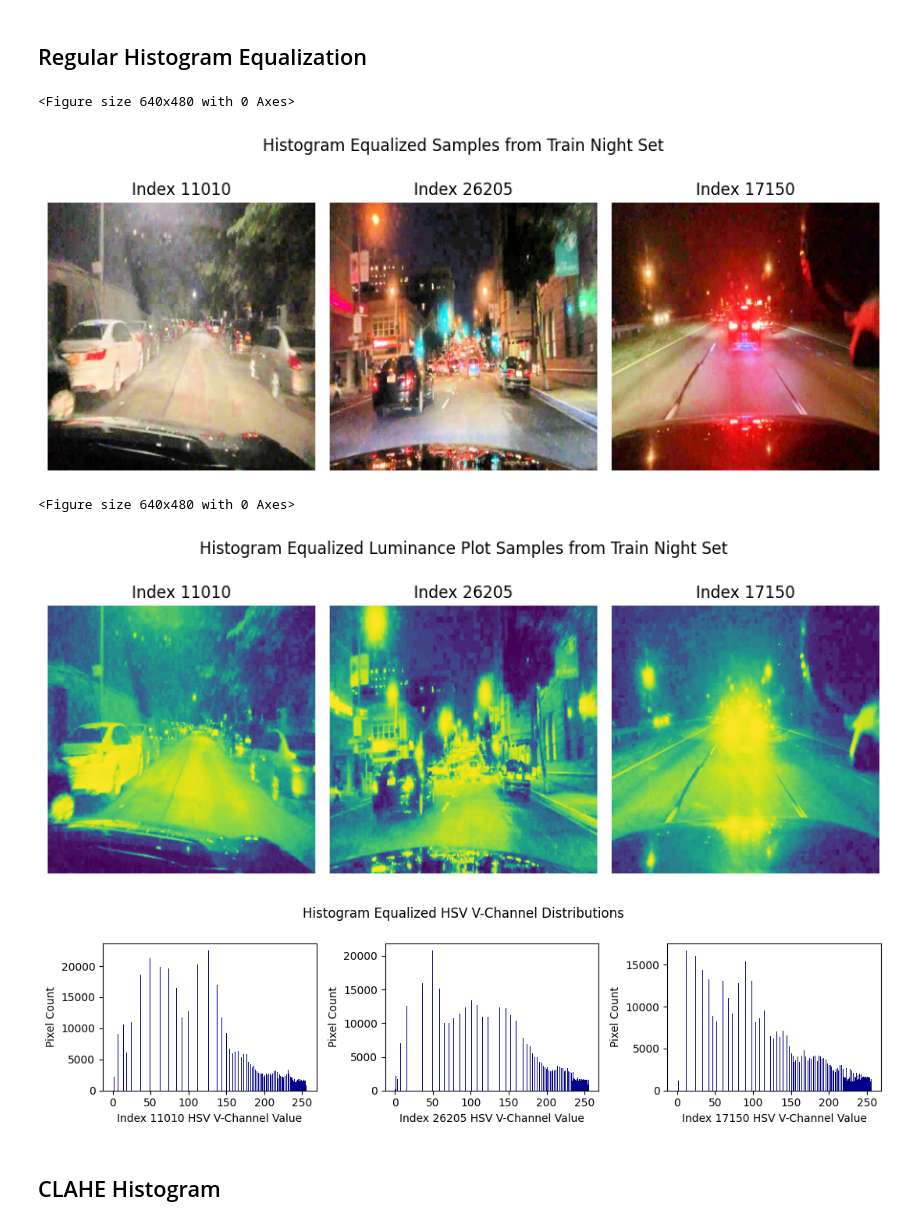
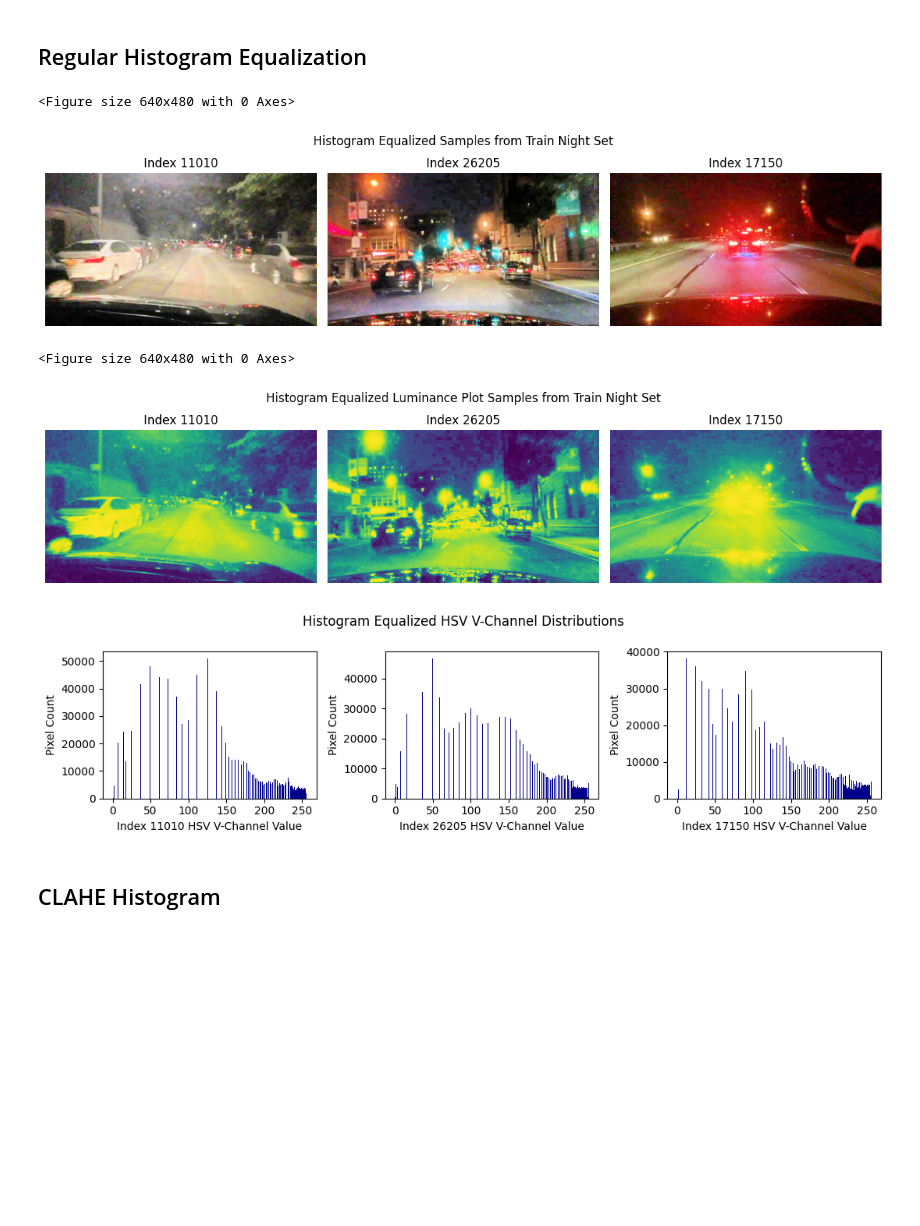
Before and after one commit to jsluijter02/LightSB_YOLO, a Jupyter notebook: notebooks/2_CLAHE_baseline.ipynb, the cells around one changed output. Saved outputs shown, nothing was run; the diff lists cells and outputs as text; code cells hidden in the pictures; blank space fills up the shorter version.

```diff
--- a/notebooks/2_CLAHE_baseline.ipynb
+++ b/notebooks/2_CLAHE_baseline.ipynb
@@ -82,8 +82,7 @@ for index in sample_indices:
     night_img = cv2.imread(night_img_path)
     RGB_imgs.append(cv2.cvtColor(night_img, cv2.COLOR_BGR2RGB))
 
-    night_img_resized = cv2.resize(night_img, (640,640))
-    night_img_hsv = cv2.cvtColor(night_img_resized, cv2.COLOR_BGR2HSV)
+    night_img_hsv = cv2.cvtColor(night_img, cv2.COLOR_BGR2HSV)
     HSV_imgs.append(night_img_hsv)
 
 # img
@@ -95,7 +94,7 @@ plt.show()
 plt.figure()
 img.plot_samples([HSV_img[:,:,2] for HSV_img in HSV_imgs],
                  title="Luminance Plot Samples from Train Night Set",
-                 labels= [f'Index {index}' for index in sample_indices])
+                 labels= [f'Index {index}' for index in sample_indices], square= False)
 plt.show()
 
 ## now plot the value (brightness levels) accross this night image
@@ -119,39 +118,39 @@ plt.show()
 # %%
 # source: https://www.geeksforgeeks.org/python/histograms-equalization-opencv/
 # HISTOGRAM EQ
 HE_imgs = []
 for image in HSV_imgs:
     night_img_HE = copy.copy(image)
     night_img_HE[:,:,2] = cv2.equalizeHist(night_img_HE[:,:,2])
     HE_imgs.append(night_img_HE)
 
 plt.figure()
 img.plot_samples([cv2.cvtColor(HE_img, cv2.COLOR_HSV2RGB) for HE_img in HE_imgs],
                  title= "Histogram Equalized Samples from Train Night Set",
-                 labels= [f'Index {index}' for index in sample_indices])
+                 labels= [f'Index {index}' for index in sample_indices], square=False)
 plt.show()
 plt.figure()
 img.plot_samples([HE_img[:,:,2] for HE_img in HE_imgs],
                  title="Histogram Equalized Luminance Plot Samples from Train Night Set",
-                 labels= [f'Index {index}' for index in sample_indices])
+                 labels= [f'Index {index}' for index in sample_indices], square=False)
 plt.show()
 
 # new hist plot
 plt.figure(figsize=(11,3))
 for i, image in enumerate(HE_imgs):
     plt.subplot(1,3,i+1)
     plt.hist(image[:,:,2].ravel(),256,[0,256], color="darkblue")
     plt.ylabel("Pixel Count")
     plt.xlabel(f"Index {sample_indices[i]} HSV V-Channel Value")
 plt.suptitle("Histogram Equalized HSV V-Channel Distributions")
 plt.tight_layout()
 plt.show()
 # %% [output]
 <Figure size 640x480 with 0 Axes>
-[figure, old version]
+[figure, new version]
 <Figure size 640x480 with 0 Axes>
-[figure, old version]
+[figure, new version]
-[figure, old version]
+[figure, new version]
 # %% [markdown]
 ## CLAHE Histogram
 # %%
```
Also changed, not shown: parts of 5 cells of this notebook, 5 other files.
